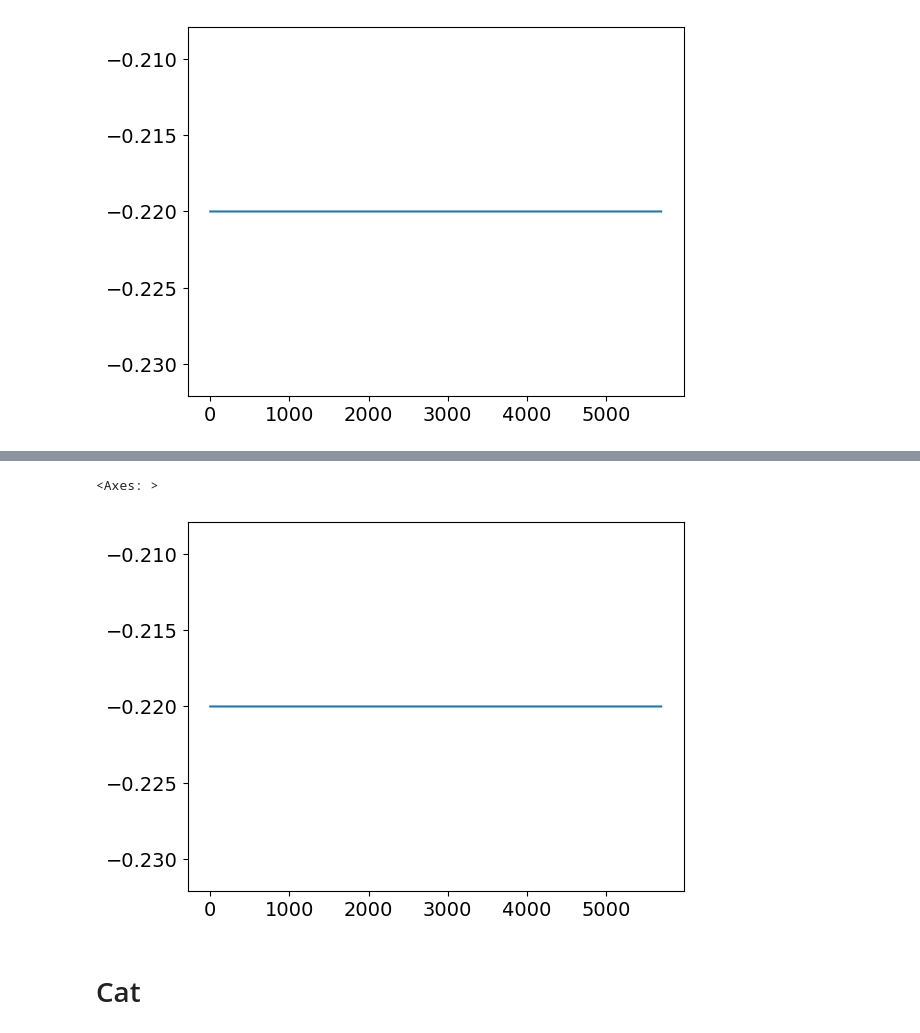
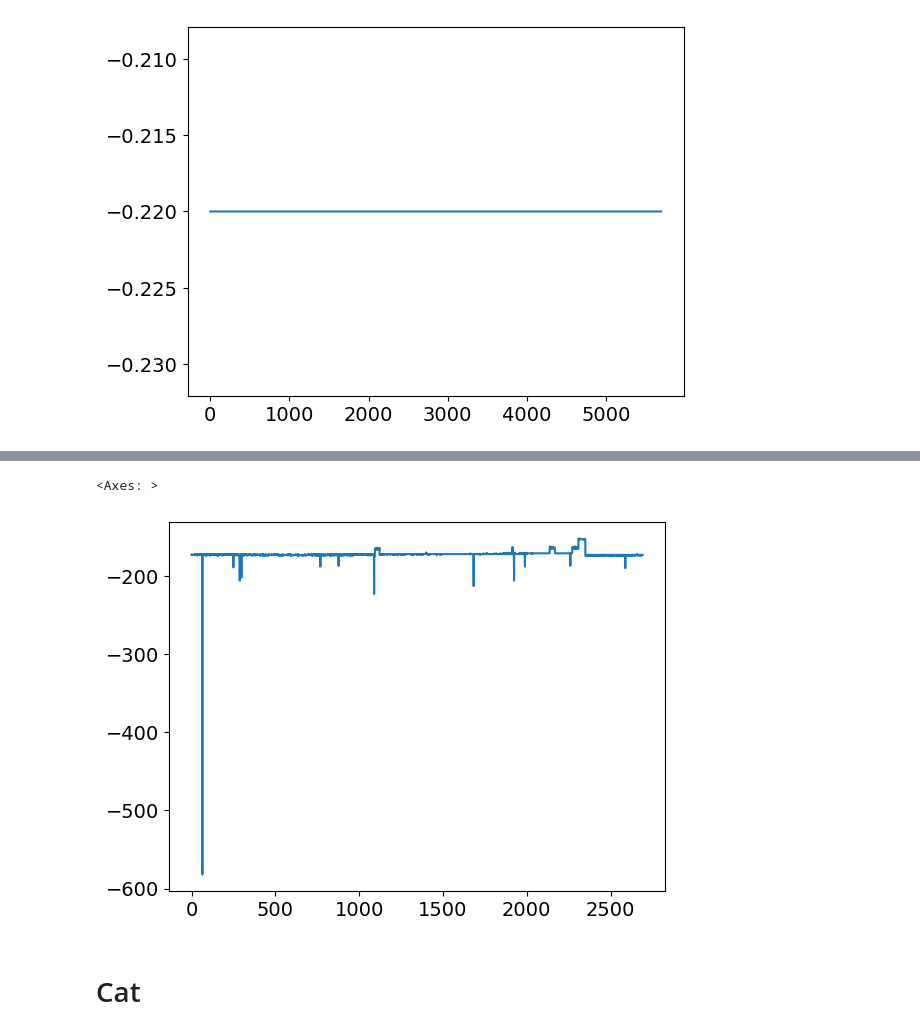
Before and after one commit to SergeyDolin/inclinometer-main, a Jupyter notebook: nn.ipynb, the cells around one changed output, grey strips where cells are left out. Cells and saved outputs as stored; diff of their text form; code cells hidden in the pictures.

```diff
--- a/nn.ipynb
+++ b/nn.ipynb
@@ -294,5 +284,0 @@ train[CFG.TARGET].plot()
-# %%
-test[CFG.TARGET].plot()
-# %% [output]
-<Axes: >
-[figure, removed]
@@ -306,5 +293,10 @@ test = test.reset_index(drop=True)
 features = train.drop([CFG.TARGET], axis=1)
 target = train[CFG.TARGET]
+# %%
+features['1'].plot()
+# %% [output]
+<Axes: >
+[figure, added]
 # %% [markdown]
 # Cat
 # %%
```
Also changed, not shown: parts of 36 cells of this notebook, 2 other files.
